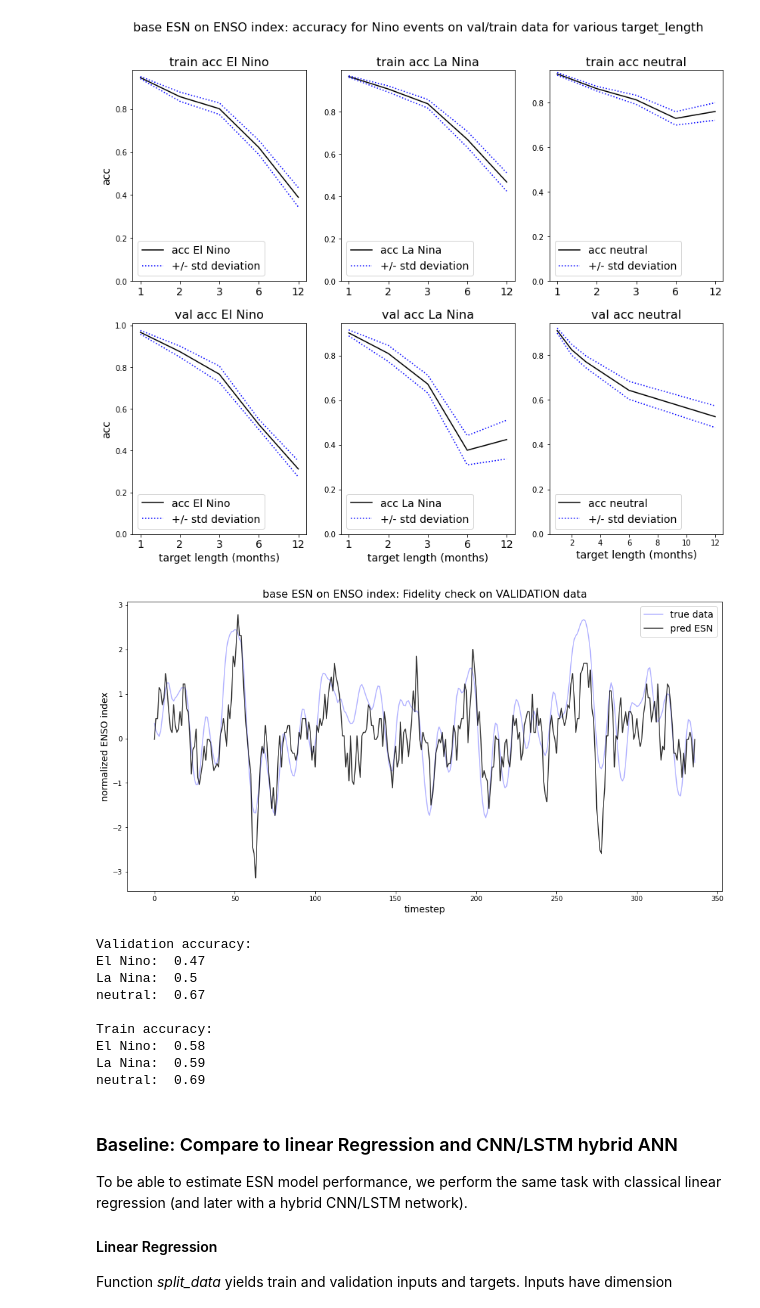
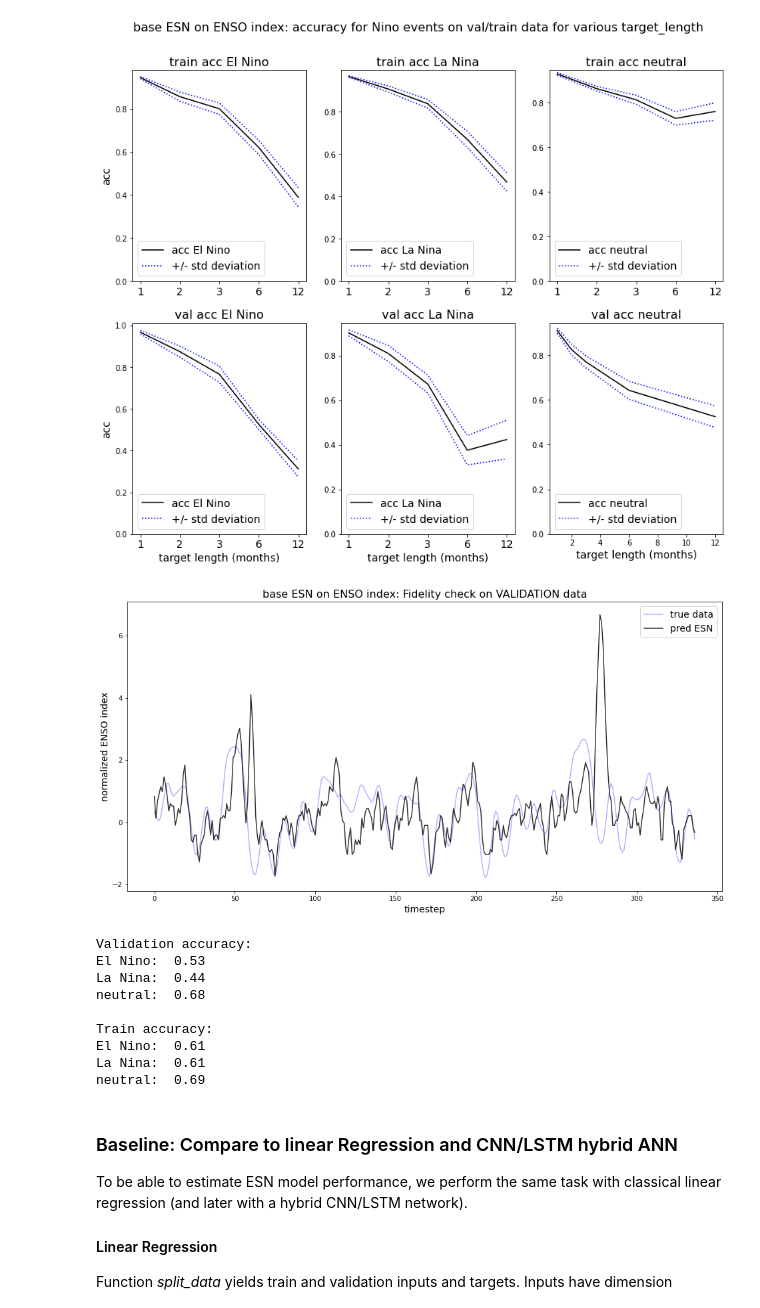
Before and after one commit to MarcoLandtHayen/EchoStateNetworks, a Jupyter notebook: notebooks/ESN_exp06_ENSO.ipynb, the cells around one changed output. Drawn from its saved outputs; the diff is of its cells as text; code cells hidden in the pictures.

```diff
--- a/notebooks/ESN_exp06_ENSO.ipynb
+++ b/notebooks/ESN_exp06_ENSO.ipynb
@@ -2140,10 +2144,10 @@ verbose = False
 ## Parameters for splitting timeseries and setting up ESN model, that are kept UNCHANGED in optimization:
 target_length = 6 # Define target length.
 scaled_YN = True # If True: Scale input series with min/max scaling, where min/max are taken only from train data!
-scale_to = 'zero_one' # If scaling is desired, choose interval to scale to: 'zero_one' --> [0,1] or 'one_one' --> [-1,1]
-n_layers = 1 # Number of ESN layers in the model.
+scale_to = 'one_one' # If scaling is desired, choose interval to scale to: 'zero_one' --> [0,1] or 'one_one' --> [-1,1]
+n_layers = 5 # Number of ESN layers in the model.
 n_features = 1 # Number of input features, e.g. original series plus decomposed parts L, S and R --> 4
-activation = 'sigmoid' # Desired activation function to be used in calculating reservoir state transition.
+activation = 'tanh' # Desired activation function to be used in calculating reservoir state transition.
 
 ## Parameters for base ESN model
 
@@ -2151,16 +2155,16 @@ activation = 'sigmoid' # Desired activation function to be used in calculating r
 input_length = 10
 
 # Number of reservoir units.
-n_res = 100
+n_res = 20
 
 # Initialize input weights from random uniform distribution in [- W_in_lim, + W_in_lim]
-W_in_limi = 0.9
+W_in_lim = 0.5
 
 # Leak rate used in transition function of reservoir states.
 leak_rate = 0.15
 
 # Spectral radius, becomes largest Eigenvalue of reservoir weight matrix
-spec_radius = 1.1
+spec_radius = 0.8
 
 # Sparsity of reservoir weight matrix.
 sparsity = 0.2
@@ -2197,10 +2201,18 @@ train_pred, val_pred, train_mae, val_mae, train_mse, val_mse = predESN(model, tr
 
 # Optionally re-scale predictions and targets, before getting accuracy:
 if scaled_YN:
-    train_pred = train_pred * (train_max - train_min) + train_min
-    val_pred = val_pred * (train_max - train_min) + train_min
-    train_target = train_target * (train_max - train_min) + train_min
-    val_target = val_target * (train_max - train_min) + train_min
+
+    if scale_to == 'zero_one':
+        train_pred = train_pred * (train_max - train_min) + train_min
+        val_pred = val_pred * (train_max - train_min) + train_min
+        train_target = train_target * (train_max - train_min) + train_min
+        val_target = val_target * (train_max - train_min) + train_min
+
+    if scale_to == 'one_one':
+        train_pred = (train_pred + 1) / 2 * (train_max - train_min) + train_min
+        val_pred = (val_pred + 1) / 2 * (train_max - train_min) + train_min
+        train_target = (train_target + 1) / 2 * (train_max - train_min) + train_min
+        val_target = (val_target + 1) / 2 * (train_max - train_min) + train_min
 
 # Get validation accuracy: Rel. amount of correctly predicted events.
 val_acc_ElNino = sum(((val_pred>0.5)==(val_target>0.5)) & (val_target>0.5)) / sum((val_target>0.5))
@@ -2211,42 +2223,42 @@ val_acc_neutral = sum((((val_pred>=-0.5) & (val_pred<=0.5)) == ((val_target>=-0.
 # Get train accuracy: Rel. amount of correctly predicted events.
 train_acc_ElNino = sum(((train_pred>0.5)==(train_target>0.5)) & (train_target>0.5)) / sum((train_target>0.5))
 train_acc_LaNina = sum(((train_pred<-0.5)==(train_target<-0.5)) & (train_target<-0.5)) / sum((train_target<-0.5))
 train_acc_neutral = sum((((train_pred>=-0.5) & (train_pred<=0.5)) == ((train_target>=-0.5) & (train_target<=0.5))) &
                        ((train_target>=-0.5) & (train_target<=0.5))) / sum(((train_target>=-0.5) & (train_target<=0.5)))
 
 # Fidelity check: Plot val_pred vs. val_targets
 plt.figure(figsize=(16,8))
 plt.plot(range(len(val_target)),val_target,'b',label="true data", alpha=0.3)
 plt.plot(range(len(val_pred)),val_pred,'k',  alpha=0.8, label='pred ESN')
 plt.title('base ESN on ENSO index: Fidelity check on VALIDATION data', fontsize=16)
 plt.xlabel('timestep', fontsize=14)
 plt.ylabel('normalized ENSO index', fontsize=14)
 plt.legend(fontsize=14)
 plt.show()
 
 
 # Get accuracy for target_length=1
 # Note: Accurate prediction means having a certain event (e.g. El Nino) and correctly predicting
 #       to have that same event.
 print("\nValidation accuracy:")
 print("El Nino: ", np.round(val_acc_ElNino[0],2))
 print("La Nina: ", np.round(val_acc_LaNina[0],2))
 print("neutral: ", np.round(val_acc_neutral[0],2))
 
 print("\nTrain accuracy:")
 print("El Nino: ", np.round(train_acc_ElNino[0],2))
 print("La Nina: ", np.round(train_acc_LaNina[0],2))
 print("neutral: ", np.round(train_acc_neutral[0],2))
 # %% [output]
-[figure, old version]
+[figure, new version]
 Validation accuracy:
-El Nino:  0.47
-La Nina:  0.5
-neutral:  0.67
+El Nino:  0.53
+La Nina:  0.44
+neutral:  0.68
 
 Train accuracy:
-El Nino:  0.58
-La Nina:  0.59
+El Nino:  0.61
+La Nina:  0.61
 neutral:  0.69
 # %% [markdown]
 ### Baseline: Compare to linear Regression and CNN/LSTM hybrid ANN
```
Also changed, not shown: parts of 14 cells of this notebook, 2 other files.
